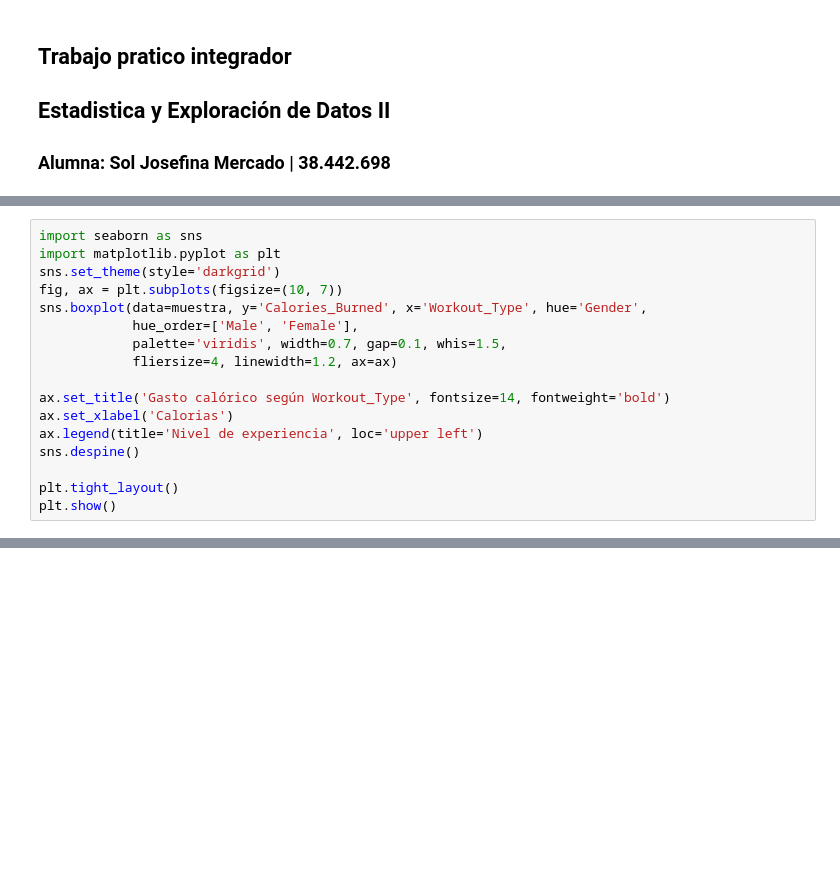
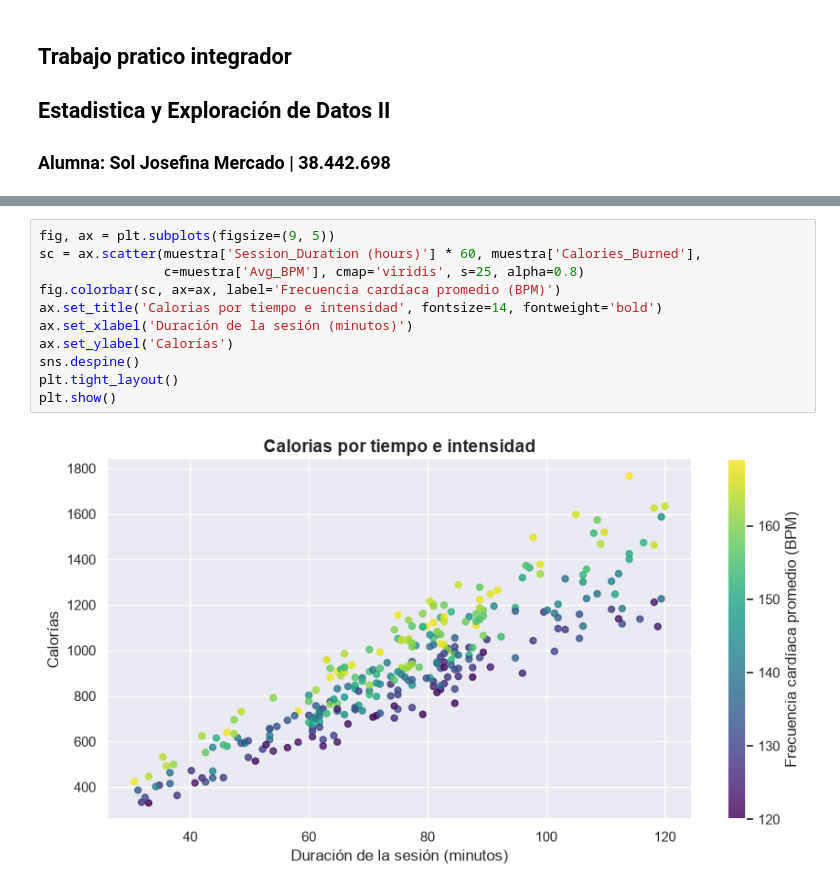
Before and after one commit to SolJosefinaMercado/TP_Promocion_EED2, a Jupyter notebook: notebook_eda.ipynb, the cells around one changed output, grey strips where cells are left out. Drawn from its saved outputs; the diff is of its cells as text; blank space fills up the shorter version.

```diff
--- a/notebook_eda.ipynb
+++ b/notebook_eda.ipynb
@@ -221,17 +207,0 @@ Length: 4, dtype: str
-# %%
-import seaborn as sns
-import matplotlib.pyplot as plt
-sns.set_theme(style='darkgrid')
-fig, ax = plt.subplots(figsize=(10, 7))
-sns.boxplot(data=muestra, y='Calories_Burned', x='Workout_Type', hue='Gender',
-            hue_order=['Male', 'Female'],
-            palette='viridis', width=0.7, gap=0.1, whis=1.5,
-            fliersize=4, linewidth=1.2, ax=ax)
-
-ax.set_title('Gasto calórico según Workout_Type', fontsize=14, fontweight='bold')
-ax.set_xlabel('Calorias')
-ax.legend(title='Nivel de experiencia', loc='upper left')
-sns.despine()
-
-plt.tight_layout()
-plt.show()
@@ -248,0 +224,13 @@ outliers
+# %%
+fig, ax = plt.subplots(figsize=(9, 5))
+sc = ax.scatter(muestra['Session_Duration (hours)'] * 60, muestra['Calories_Burned'],
+                c=muestra['Avg_BPM'], cmap='viridis', s=25, alpha=0.8)
+fig.colorbar(sc, ax=ax, label='Frecuencia cardíaca promedio (BPM)')
+ax.set_title('Calorias por tiempo e intensidad', fontsize=14, fontweight='bold')
+ax.set_xlabel('Duración de la sesión (minutos)')
+ax.set_ylabel('Calorías')
+sns.despine()
+plt.tight_layout()
+plt.show()
+# %% [output]
+[figure, added]
```
Also changed, not shown: parts of 32 cells of this notebook.
